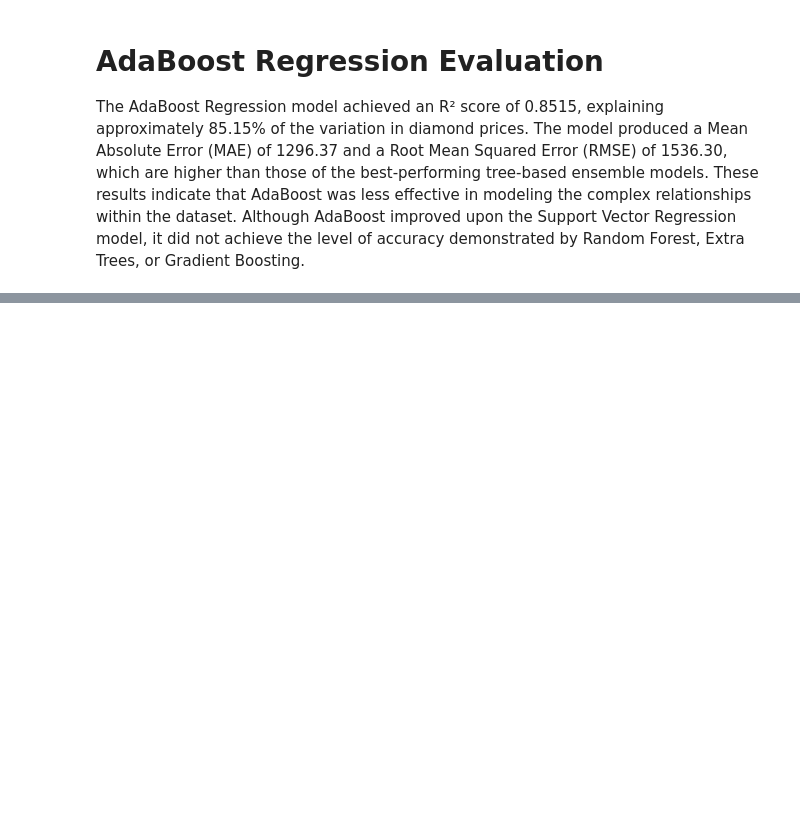
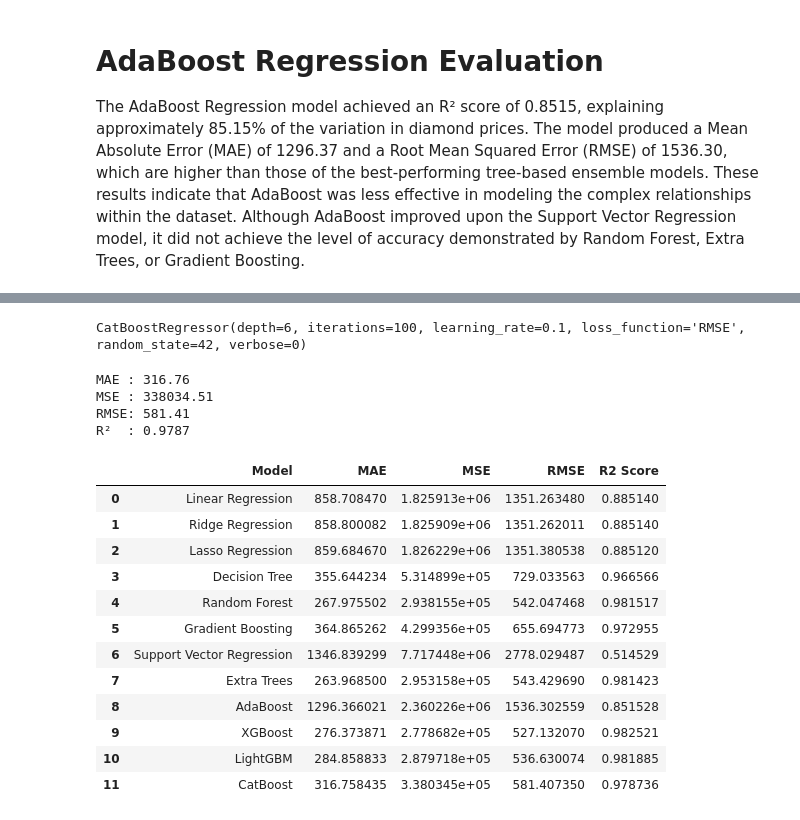
Before and after one commit to Betty2721/Diamond-Price-Prediction-Project, a Jupyter notebook: notebook/Diamond-Price-Prediction.ipynb, the cells around one changed output, grey strips where cells are left out. Saved outputs shown, nothing was run; the diff lists cells and outputs as text; code cells hidden in the pictures; blank space fills up the shorter version.

Commit message:
Train and evaluate XGBoost LightGBM CatBoost Regression model

```diff
--- a/notebook/Diamond-Price-Prediction.ipynb
+++ b/notebook/Diamond-Price-Prediction.ipynb
@@ -885,0 +1016,53 @@ print(f"R²  : {xgb_r2:.4f}")
+# %%
+cat_model = CatBoostRegressor(
+    iterations=100,
+    learning_rate=0.1,
+    depth=6,
+    random_state=42,
+    verbose=0
+)
+# %%
+cat_model.fit(X_train, y_train)
+# %% [output]
+CatBoostRegressor(depth=6, iterations=100, learning_rate=0.1, loss_function='RMSE', random_state=42, verbose=0)
+# %%
+y_pred_cat = cat_model.predict(X_test)
+# %%
+cat_mae = mean_absolute_error(y_test, y_pred_cat)
+cat_mse = mean_squared_error(y_test, y_pred_cat)
+cat_rmse = np.sqrt(cat_mse)
+cat_r2 = r2_score(y_test, y_pred_cat)
+
+print(f"MAE : {cat_mae:.2f}")
+print(f"MSE : {cat_mse:.2f}")
+print(f"RMSE: {cat_rmse:.2f}")
+print(f"R²  : {cat_r2:.4f}")
+# %% [output]
+MAE : 316.76
+MSE : 338034.51
+RMSE: 581.41
+R²  : 0.9787
+# %%
+results_df.loc[len(results_df)] = [
+    "CatBoost",
+    cat_mae,
+    cat_mse,
+    cat_rmse,
+    cat_r2
+]
+
+results_df
+# %% [output]
+|  | Model | MAE | MSE | RMSE | R2 Score |
+| 0 | Linear Regression | 858.708470 | 1.825913e+06 | 1351.263480 | 0.885140 |
+| 1 | Ridge Regression | 858.800082 | 1.825909e+06 | 1351.262011 | 0.885140 |
+| 2 | Lasso Regression | 859.684670 | 1.826229e+06 | 1351.380538 | 0.885120 |
+| 3 | Decision Tree | 355.644234 | 5.314899e+05 | 729.033563 | 0.966566 |
+| 4 | Random Forest | 267.975502 | 2.938155e+05 | 542.047468 | 0.981517 |
+| 5 | Gradient Boosting | 364.865262 | 4.299356e+05 | 655.694773 | 0.972955 |
+| 6 | Support Vector Regression | 1346.839299 | 7.717448e+06 | 2778.029487 | 0.514529 |
+| 7 | Extra Trees | 263.968500 | 2.953158e+05 | 543.429690 | 0.981423 |
+| 8 | AdaBoost | 1296.366021 | 2.360226e+06 | 1536.302559 | 0.851528 |
+| 9 | XGBoost | 276.373871 | 2.778682e+05 | 527.132070 | 0.982521 |
+| 10 | LightGBM | 284.858833 | 2.879718e+05 | 536.630074 | 0.981885 |
+| 11 | CatBoost | 316.758435 | 3.380345e+05 | 581.407350 | 0.978736 |
```
Also changed, not shown: parts of 23 cells of this notebook, 4 other files.
